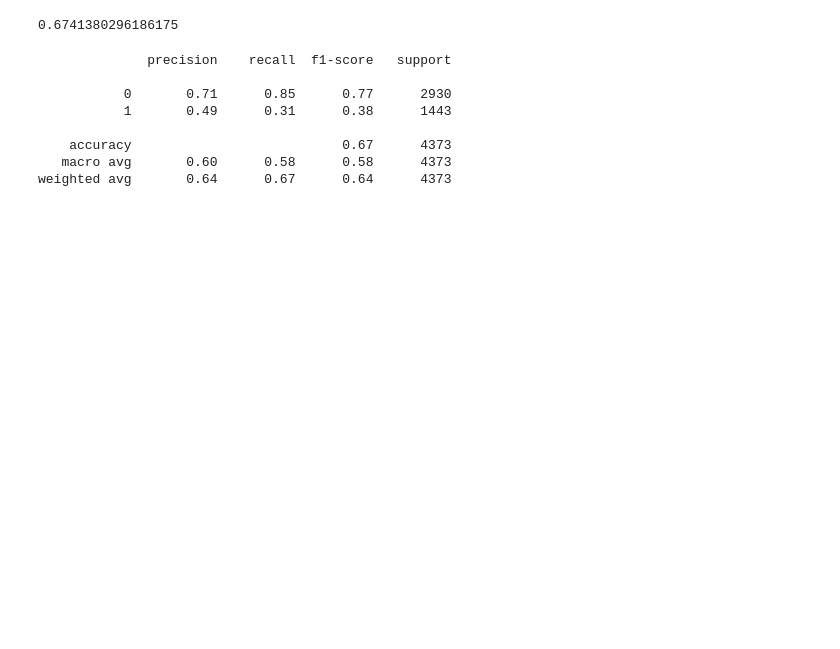
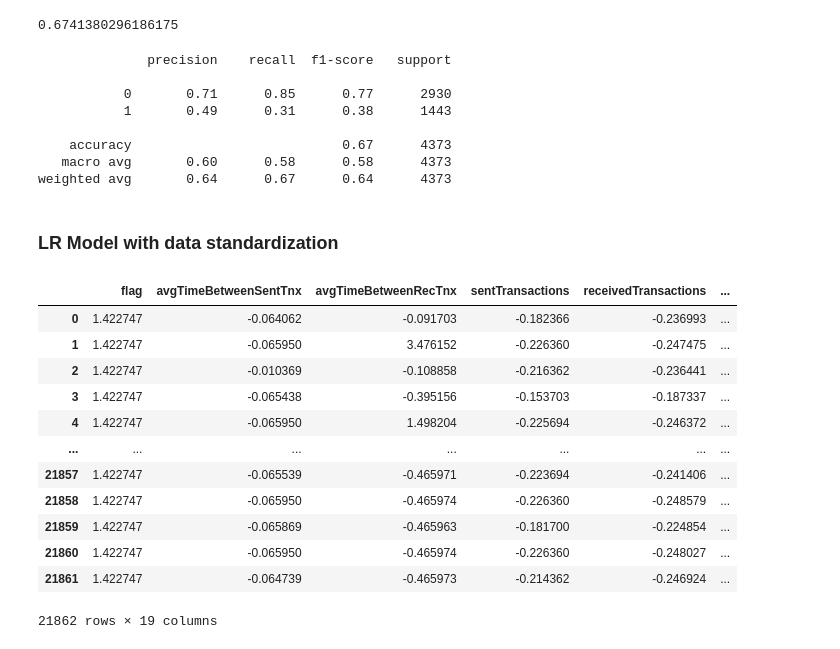
Before and after one commit to RushilPatel0703/DAE_Project, a Jupyter notebook: test.ipynb, the cells around one changed output. Saved outputs shown, nothing was run; the diff lists cells and outputs as text; code cells hidden in the pictures; blank space fills up the shorter version.

```diff
--- a/test.ipynb
+++ b/test.ipynb
@@ -331,3 +374,27 @@ print(classification_report(y_test2, pred))
     accuracy                           0.67      4373
    macro avg       0.60      0.58      0.58      4373
 weighted avg       0.64      0.67      0.64      4373
+# %% [markdown]
+### LR Model with data standardization
+# %%
+# we standardize the data with StandardScaler we basically just does z = (x-mean)/standard deviation
+standardizer = StandardScaler()
+standardized_data = standardizer.fit_transform(df)
+
+df_standard = pd.DataFrame(standardized_data, columns=df.columns)
+# %%
+df_standard
+# %% [output]
+|  | flag | avgTimeBetweenSentTnx | avgTimeBetweenRecTnx | sentTransactions | receivedTransactions | ... |
+| 0 | 1.422747 | -0.064062 | -0.091703 | -0.182366 | -0.236993 | ... |
+| 1 | 1.422747 | -0.065950 | 3.476152 | -0.226360 | -0.247475 | ... |
+| 2 | 1.422747 | -0.010369 | -0.108858 | -0.216362 | -0.236441 | ... |
+| 3 | 1.422747 | -0.065438 | -0.395156 | -0.153703 | -0.187337 | ... |
+| 4 | 1.422747 | -0.065950 | 1.498204 | -0.225694 | -0.246372 | ... |
+| ... | ... | ... | ... | ... | ... | ... |
+| 21857 | 1.422747 | -0.065539 | -0.465971 | -0.223694 | -0.241406 | ... |
+| 21858 | 1.422747 | -0.065950 | -0.465974 | -0.226360 | -0.248579 | ... |
+| 21859 | 1.422747 | -0.065869 | -0.465963 | -0.181700 | -0.224854 | ... |
+| 21860 | 1.422747 | -0.065950 | -0.465974 | -0.226360 | -0.248027 | ... |
+| 21861 | 1.422747 | -0.064739 | -0.465973 | -0.214362 | -0.246924 | ... |
+21862 rows × 19 columns
```
Also changed, not shown: parts of 30 cells of this notebook.
